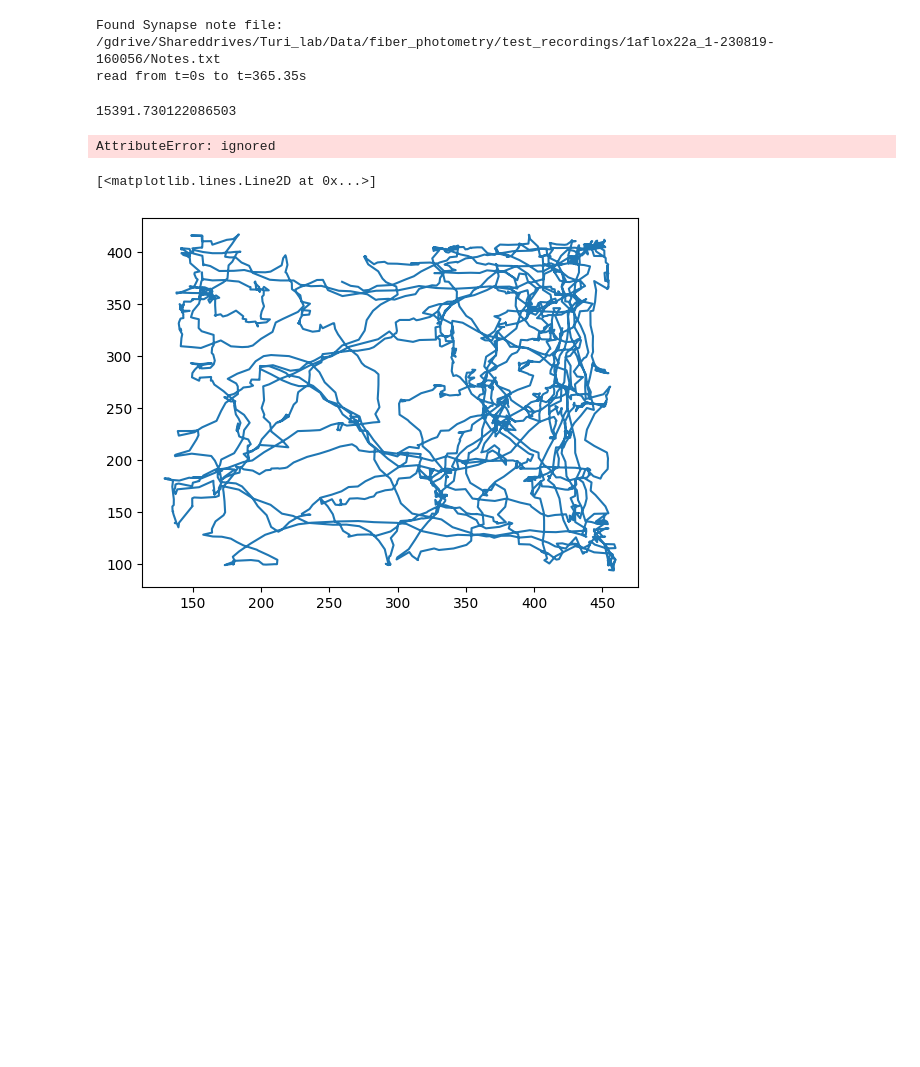
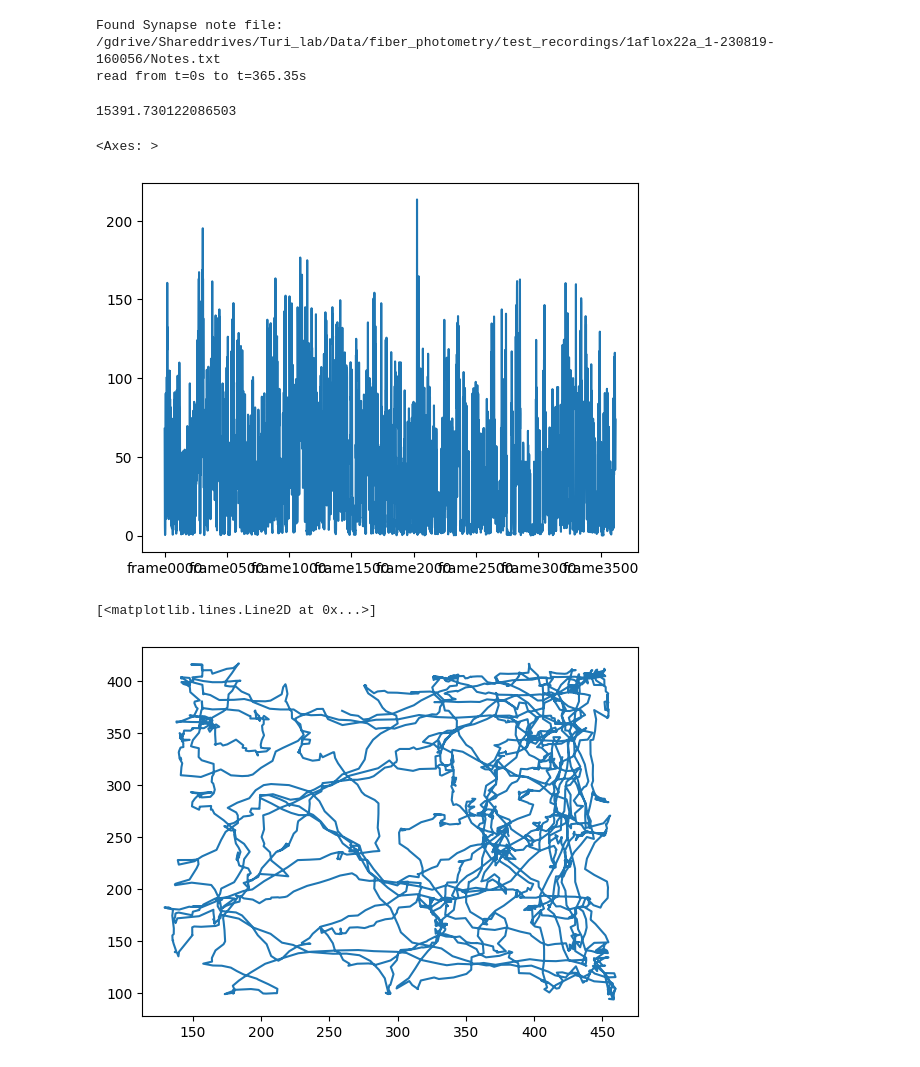
Before and after one commit to NovakHChen/fiberphotometry, a Jupyter notebook: notebooks/video_velocity_analysis.ipynb, the cells around one changed output. Saved outputs shown, nothing was run; the diff lists cells and outputs as text; code cells hidden in the pictures; blank space fills up the shorter version.

```diff
--- a/notebooks/video_velocity_analysis.ipynb
+++ b/notebooks/video_velocity_analysis.ipynb
@@ -210,11 +216,18 @@ dist_moved = beh.distance_moved(data[(data.columns.values[0][0],
 dist_moved.sum()
 # %% [output]
 15391.730122086503
-# %%
-# this needs more work!
-velo = beh.compute_velocity(fr)
-# %% [output]
-AttributeError: ignored
+# %%
+x_coords = data[(data.columns.values[0][0],
+                 'head_midpoint', 'x')]
+y_coords = data[(data.columns.values[0][0],
+                 'head_midpoint', 'y')]
+velo = beh.compute_velocity(x_coords, y_coords, fr)
+mean_velo = velo.mean()
+mean_velo
+velo.plot()
+# %% [output]
+<Axes: >
+[figure, added]
 # %%
 plt.plot(data[(data.columns.values[0][0],
                  'head_midpoint', 'x')],
```
Also changed, not shown: parts of 16 cells of this notebook.
